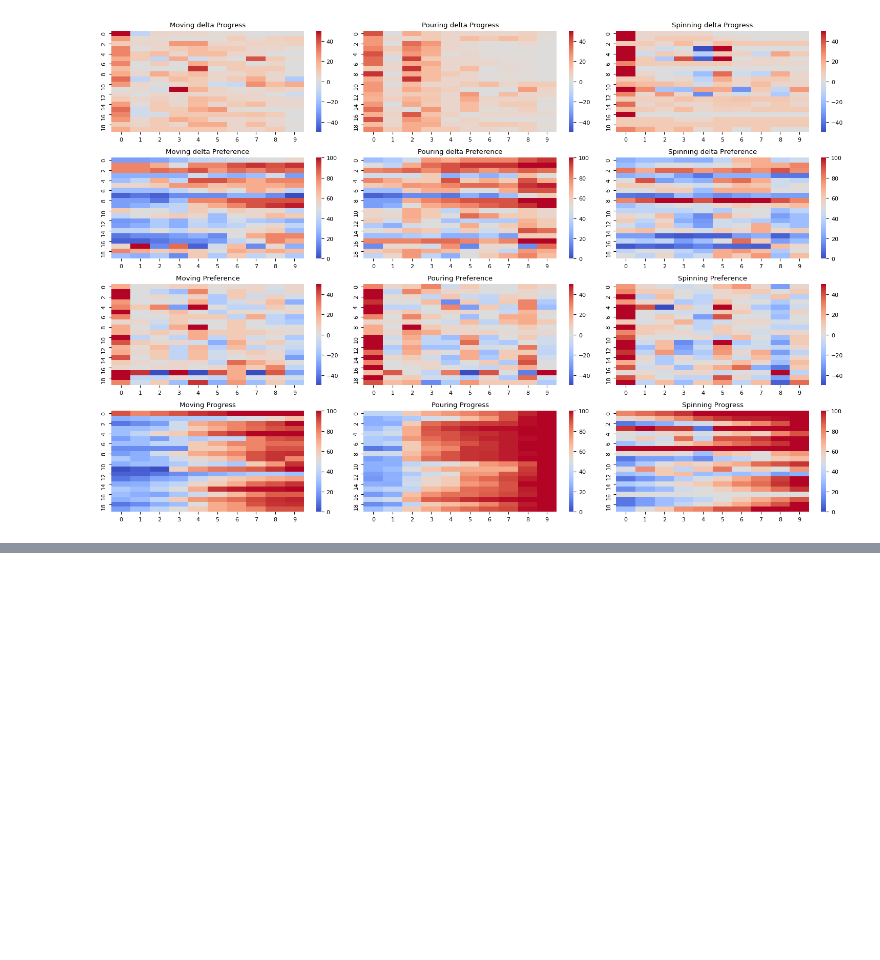
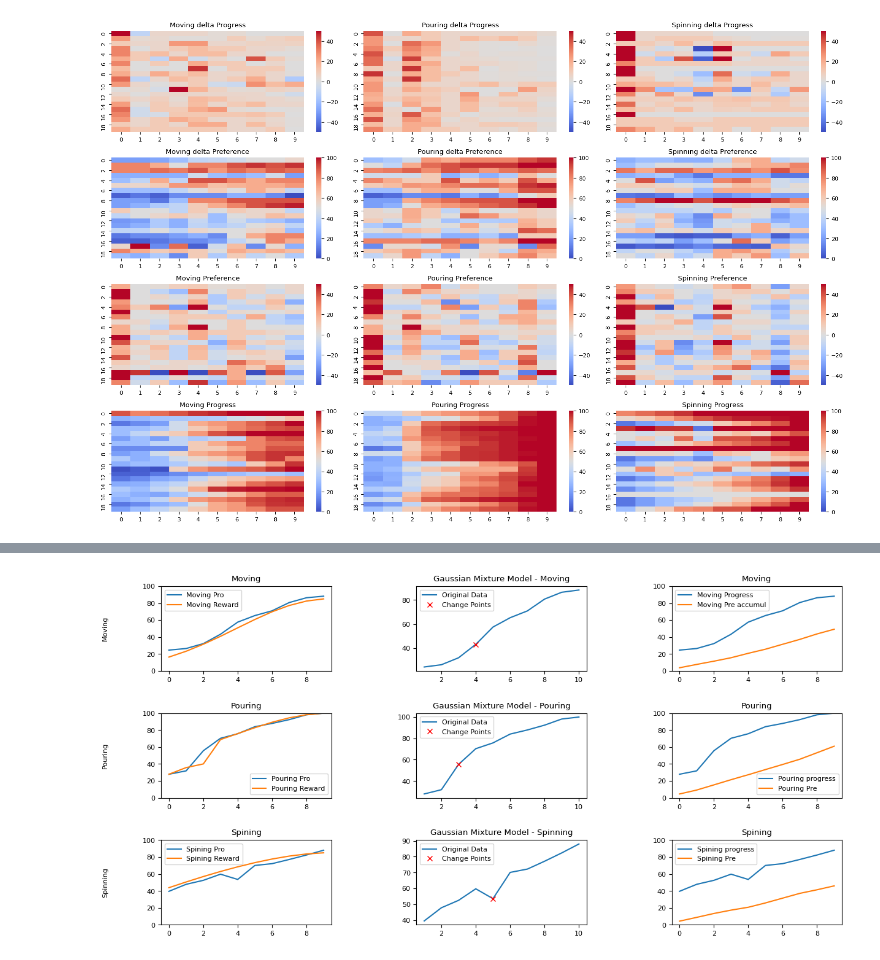
Before and after one commit to HangYu8123/Online_study_website, a Jupyter notebook: data/useful_analysis.ipynb, the cells around one changed output, grey strips where cells are left out. Saved outputs shown, nothing was run; the diff lists cells and outputs as text; code cells hidden in the pictures; blank space fills up the shorter version.

Commit message:
data

```diff
--- a/data/useful_analysis.ipynb
+++ b/data/useful_analysis.ipynb
@@ -816,0 +819,96 @@ plt.show()
+# %%
+import matplotlib.pyplot as plt
+import matplotlib.gridspec as gridspec
+import seaborn as sns
+import numpy as np
+from sklearn.mixture import GaussianMixture
+from scipy.stats import ttest_ind
+import pandas as pd
+
+# Define the gridspec
+fig_width = 7.16*2  # width in inches, for double column
+fig_height = 7.16  # Adjusted height in inches to maintain aspect ratio
+
+fig = plt.figure(figsize=(fig_width, fig_height))
+gs = gridspec.GridSpec(3, 3, width_ratios=[1, 1, 1], hspace=0.5, wspace=0.5)
+
+# Font size
+font_size = 8
+plt.rcParams.update({'font.size': font_size})
+
+# Block 1
+ax1 = plt.subplot(gs[0, 0])
+ax2 = plt.subplot(gs[1, 0])
+ax3 = plt.subplot(gs[2, 0])
+
+# Add labels to each row
+ax1.set_ylabel('Moving', fontsize=font_size, rotation=90, labelpad=40)
+ax2.set_ylabel('Pouring', fontsize=font_size, rotation=90, labelpad=40)
+ax3.set_ylabel('Spinning', fontsize=font_size, rotation=90, labelpad=40)
+
+
+col_titles = ['Column 1 Title', 'Column 2 Title', 'Column 3 Title']
+
+# Add column titles
+for i, title in enumerate(col_titles):
+    ax = plt.subplot(gs[0, i])
+    ax.set_title(title, fontsize=font_size, y=1.15)
+
+ax1.plot(moving_pro_mean, label='Moving Pro')
+ax1.plot(reward_moving, label='Moving Reward')
+ax1.set_title('Moving')
+ax1.set_ylim(0, 100)
+ax1.legend()
+
+ax2.plot(pouring_pro_mean, label='Pouring Pro')
+ax2.plot(reward_pouring, label='Pouring Reward')
+ax2.set_title('Pouring')
+ax2.set_ylim(0, 100)
+ax2.legend()
+
+ax3.plot(spining_pro_mean, label='Spining Pro')
+ax3.plot(reward_spining, label='Spining Reward')
+ax3.set_title('Spining')
+ax3.set_ylim(0, 100)
+ax3.legend()
+
+# Block 2 (Gaussian Mixture Model)
+for i, data in enumerate([moving_pro_mean, pouring_pro_mean, spining_pro_mean]):
+    ax = plt.subplot(gs[i, 1])
+    gmm = GaussianMixture(n_components=2).fit(data.reshape(-1, 1))
+    components = gmm.predict(data.reshape(-1, 1))
+    change_points = np.where(np.diff(components))[0]
+    ax.plot(time_step, data, label='Original Data')
+    ax.plot(time_step[change_points], data[change_points], 'rx', label='Change Points')
+    ax.set_title(f'Gaussian Mixture Model - {dataset_names[i]}')
+    ax.legend()
+
+# Block 3
+ax4 = plt.subplot(gs[0, 2])
+ax5 = plt.subplot(gs[1, 2])
+ax6 = plt.subplot(gs[2, 2])
+
+ax4.plot(moving_pro_mean, label='Moving Progress')
+ax4.plot(moving_pre_accumulate, label='Moving Pre accumul')
+ax4.set_title('Moving')
+ax4.set_ylim(0, 100)
+ax4.legend()
+
+ax5.plot(pouring_pro_mean, label='Pouring progress')
+ax5.plot(pouring_pre_accumulate, label='Pouring Pre')
+ax5.set_title('Pouring')
+ax5.set_ylim(0, 100)
+ax5.legend()
+
+ax6.plot(spining_pro_mean, label='Spining progress')
+ax6.plot(spining_pre_accumulate, label='Spining Pre')
+ax6.set_title('Spining')
+ax6.set_ylim(0, 100)
+ax6.legend()
+
+
+plt.tight_layout()
+plt.savefig("plot_high_res.png", dpi=300, bbox_inches='tight')
+plt.show()
+# %% [output]
+[figure, added]
```
Also changed, not shown: parts of 6 cells of this notebook, 1 other file.
